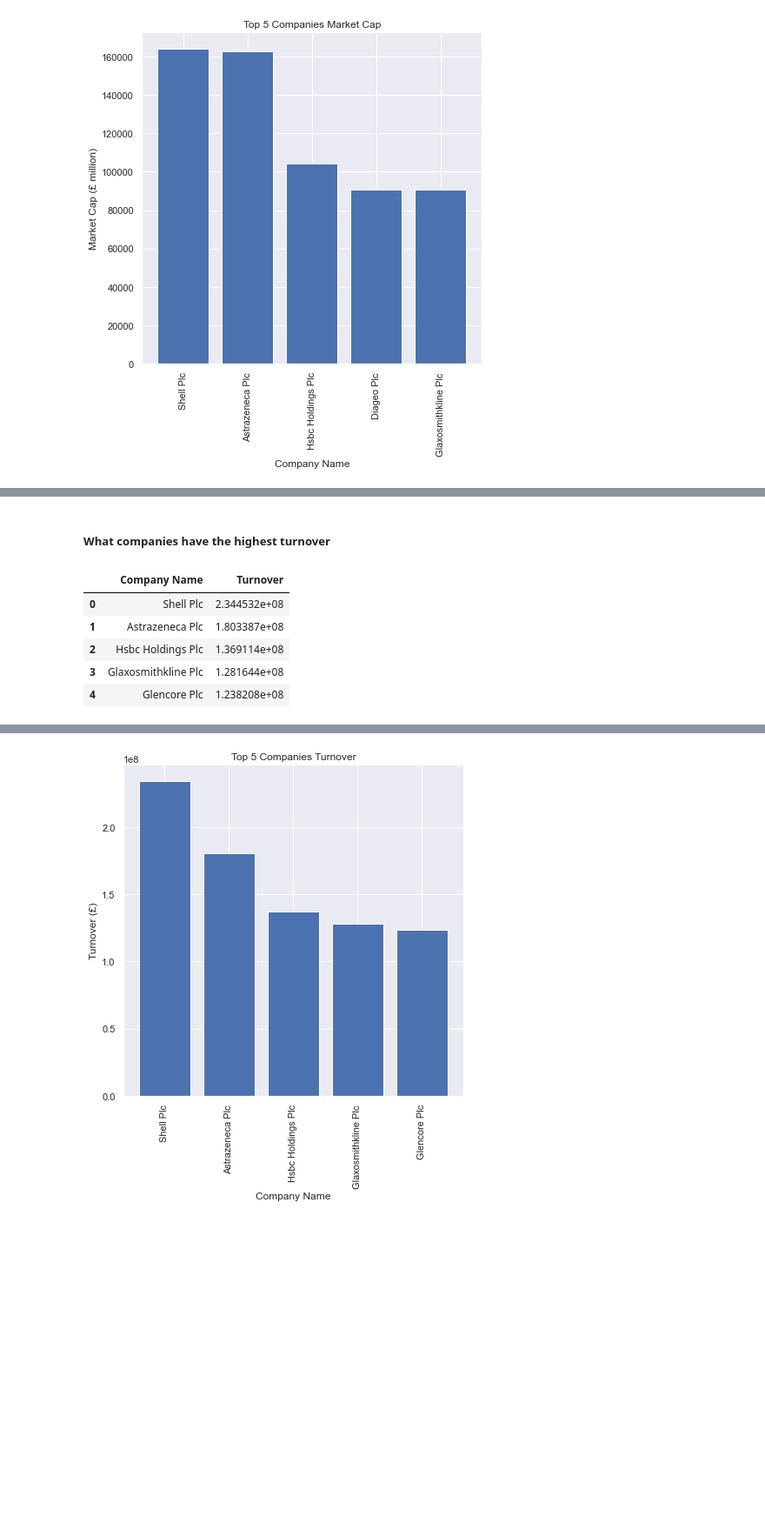
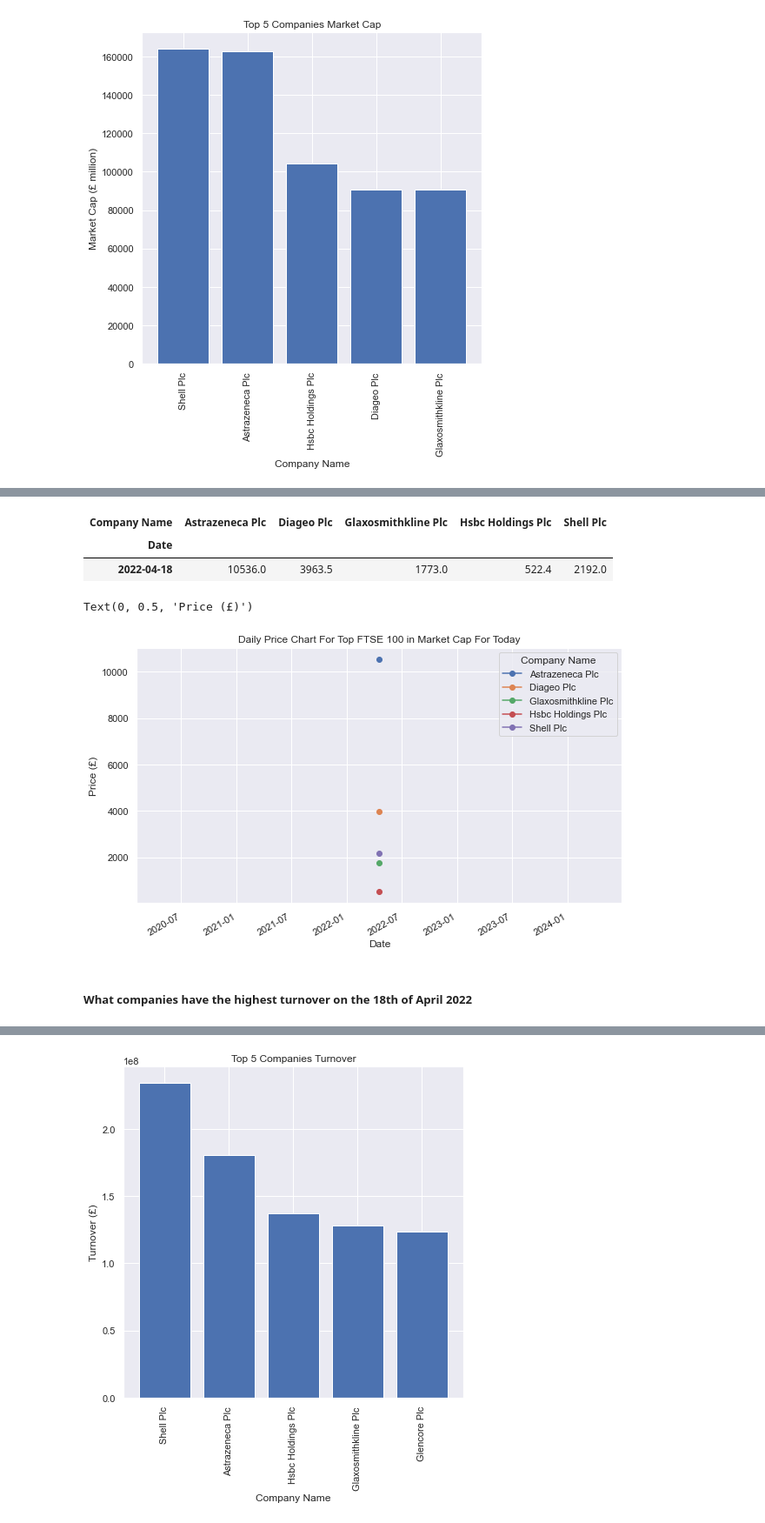
Before and after one commit to aaAbdulkadir/DataPortfolio, a Jupyter notebook: beautifulsoup.ipynb, the cells around one changed output, grey strips where cells are left out. Shown: that part at 87% size. Drawn from its saved outputs; the diff is of its cells as text; code cells hidden in the pictures; blank space fills up the shorter version.

```diff
--- a/beautifulsoup.ipynb
+++ b/beautifulsoup.ipynb
@@ -568,0 +581,5 @@ plt.show()
+# %%
+daily_chart = result[['Date', 'Company Name', 'Price']]
+daily_chart = daily_chart[daily_chart['Company Name'].isin(top_5_mc['Company Name'])].reset_index()
+daily_chart.drop("index", axis=1, inplace=True)
+daily_chart
@@ -569,12 +593,27 @@ plt.show()
+# %%
+# pivot data to plot by company by tranposing data
+daily_plot = daily_chart.pivot_table('Price', 'Date' , ['Company Name'])
+daily_plot
+# %% [output]
+| Company Name | Astrazeneca Plc | Diageo Plc | Glaxosmithkline Plc | Hsbc Holdings Plc | Shell Plc |
+| Date |  |  |  |  |  |
+| 2022-04-18 | 10536.0 | 3963.5 | 1773.0 | 522.4 | 2192.0 |
+# %%
+# data will become more populated as days pass
+from matplotlib import rcParams
+
+# make it bigger
+rcParams['figure.figsize'] = 10,6
+
+# plot
+daily_plot.plot(marker='o')
+
+# labelling
+plt.title('Daily Price Chart For Top FTSE 100 in Market Cap For Today')
+plt.xlabel('Date')
+plt.ylabel("Price (£)")
+# %% [output]
+Text(0, 0.5, 'Price (£)')
+[figure, added]
 # %% [markdown]
-##### What companies have the highest turnover
+##### What companies have the highest turnover on the 18th of April 2022
-# %%
-top_5_turnover = daily_FTSE.pivot_table('Turnover', index='Company Name', aggfunc='sum').sort_values(by='Turnover', ascending=False).reset_index().head(5)
-top_5_turnover
-# %% [output]
-|  | Company Name | Turnover |
-| 0 | Shell Plc | 2.344532e+08 |
-| 1 | Astrazeneca Plc | 1.803387e+08 |
-| 2 | Hsbc Holdings Plc | 1.369114e+08 |
-| 3 | Glaxosmithkline Plc | 1.281644e+08 |
-| 4 | Glencore Plc | 1.238208e+08 |
```
Also changed, not shown: parts of 44 cells of this notebook.
